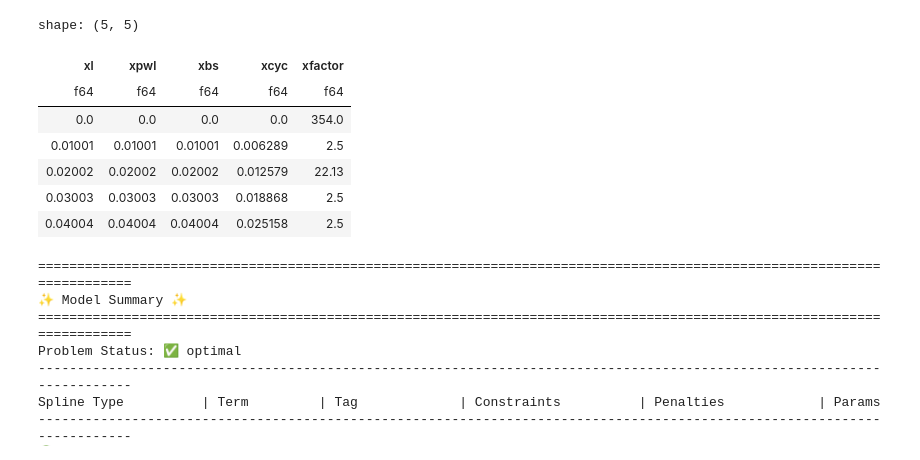
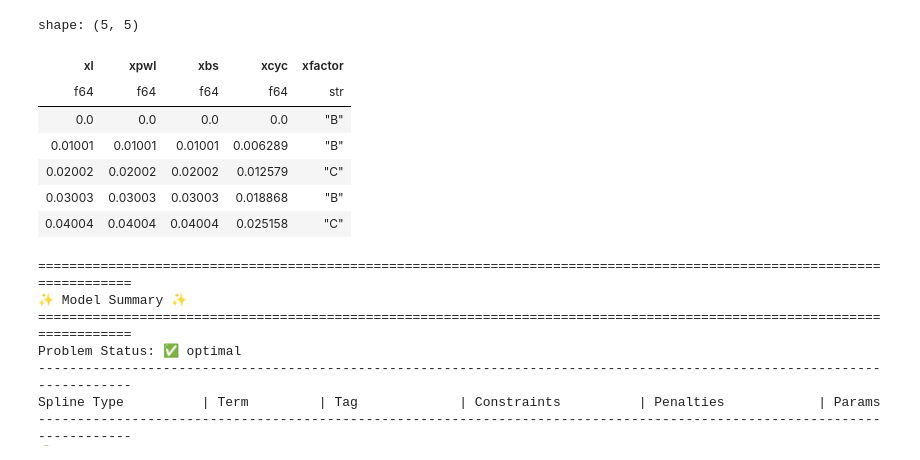
Before and after one commit to clarkmaio/lpspline, a Jupyter notebook: notebook/demo.ipynb, the cells around one changed output. Cells and saved outputs as stored; diff of their text form; code cells hidden in the pictures.

```diff
--- a/notebook/demo.ipynb
+++ b/notebook/demo.ipynb
@@ -6,20 +6,20 @@ import polars as pl
 # %%
 X, y = load_demo_dataset(samples=1000)
 
 X = X.with_columns(
-    xfactor = pl.col('xfactor').cast(pl.Float64).replace({0: 2.5, 1: 354, 2: 22.13})
+    xfactor = pl.col('xfactor').cast(pl.String).replace({0: 'A', 1: 'B', 2: 'C'})
 )
 
 X.head()
 # %% [output]
 shape: (5, 5)
 | xl | xpwl | xbs | xcyc | xfactor |
-| f64 | f64 | f64 | f64 | f64 |
-| 0.0 | 0.0 | 0.0 | 0.0 | 354.0 |
-| 0.01001 | 0.01001 | 0.01001 | 0.006289 | 2.5 |
-| 0.02002 | 0.02002 | 0.02002 | 0.012579 | 22.13 |
-| 0.03003 | 0.03003 | 0.03003 | 0.018868 | 2.5 |
-| 0.04004 | 0.04004 | 0.04004 | 0.025158 | 2.5 |
+| f64 | f64 | f64 | f64 | str |
+| 0.0 | 0.0 | 0.0 | 0.0 | "B" |
+| 0.01001 | 0.01001 | 0.01001 | 0.006289 | "B" |
+| 0.02002 | 0.02002 | 0.02002 | 0.012579 | "C" |
+| 0.03003 | 0.03003 | 0.03003 | 0.018868 | "B" |
+| 0.04004 | 0.04004 | 0.04004 | 0.025158 | "C" |
 # %%
 model = (
     +l(term='xl', by='xfactor')
```
Also changed, not shown: parts of 1 cell of this notebook, 1 other file.
